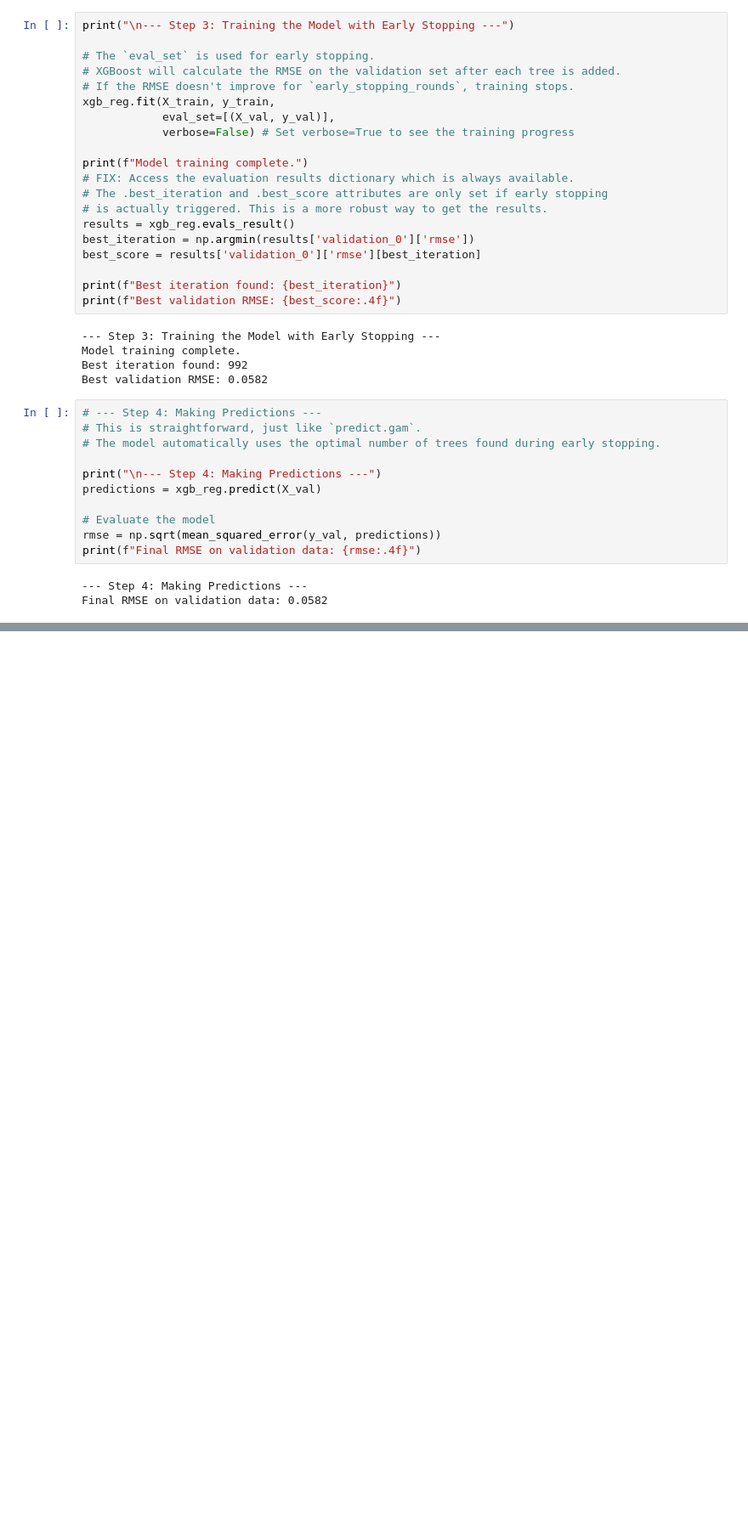
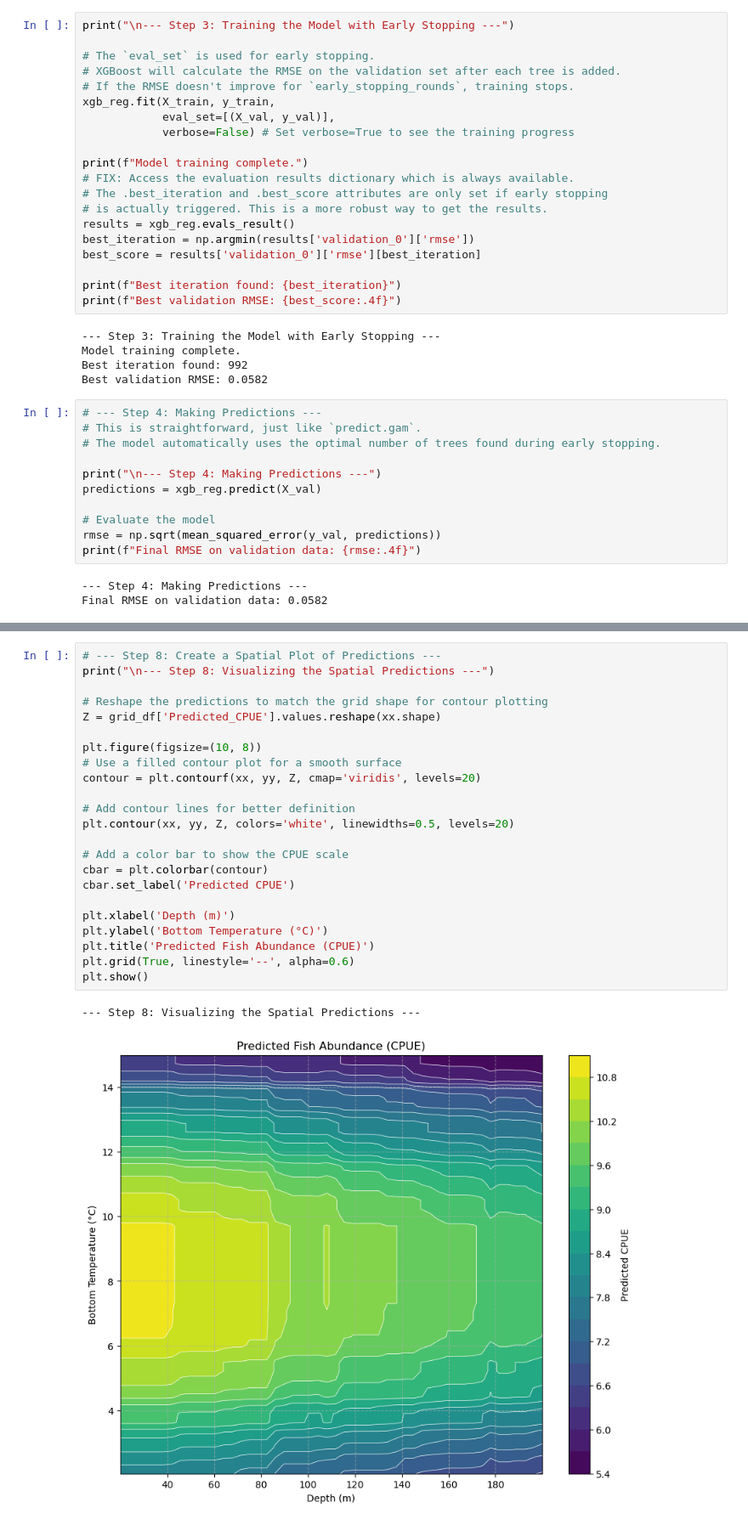
Before and after one commit to PACEHackWeek/proj_2025_sdm, a Jupyter notebook: contributors/Jamon/BRT Intro.ipynb, the cells around one changed output, grey strips where cells are left out. Shown at 85% size. Saved outputs shown, nothing was run; the diff lists cells and outputs as text; blank space fills up the shorter version.

```diff
--- a/contributors/Jamon/BRT Intro.ipynb
+++ b/contributors/Jamon/BRT Intro.ipynb
@@ -222,0 +305,26 @@ Skipping SHAP plots as the 'shap' library is not installed.
+# %%
+# --- Step 8: Create a Spatial Plot of Predictions ---
+print("\n--- Step 8: Visualizing the Spatial Predictions ---")
+
+# Reshape the predictions to match the grid shape for contour plotting
+Z = grid_df['Predicted_CPUE'].values.reshape(xx.shape)
+
+plt.figure(figsize=(10, 8))
+# Use a filled contour plot for a smooth surface
+contour = plt.contourf(xx, yy, Z, cmap='viridis', levels=20)
+
+# Add contour lines for better definition
+plt.contour(xx, yy, Z, colors='white', linewidths=0.5, levels=20)
+
+# Add a color bar to show the CPUE scale
+cbar = plt.colorbar(contour)
+cbar.set_label('Predicted CPUE')
+
+plt.xlabel('Depth (m)')
+plt.ylabel('Bottom Temperature (°C)')
+plt.title('Predicted Fish Abundance (CPUE)')
+plt.grid(True, linestyle='--', alpha=0.6)
+plt.show()
+# %% [output]
+--- Step 8: Visualizing the Spatial Predictions ---
+[figure, added]
```
Also changed, not shown: parts of 8 cells of this notebook, 2 other files.
